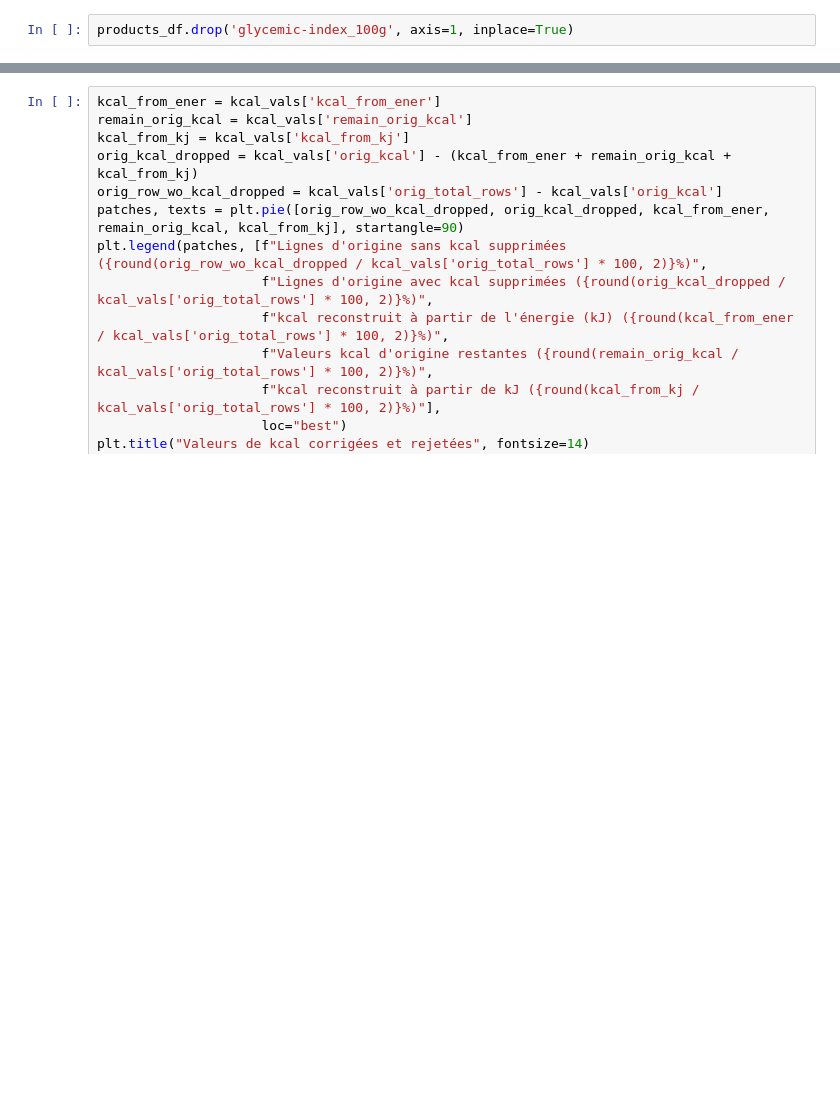
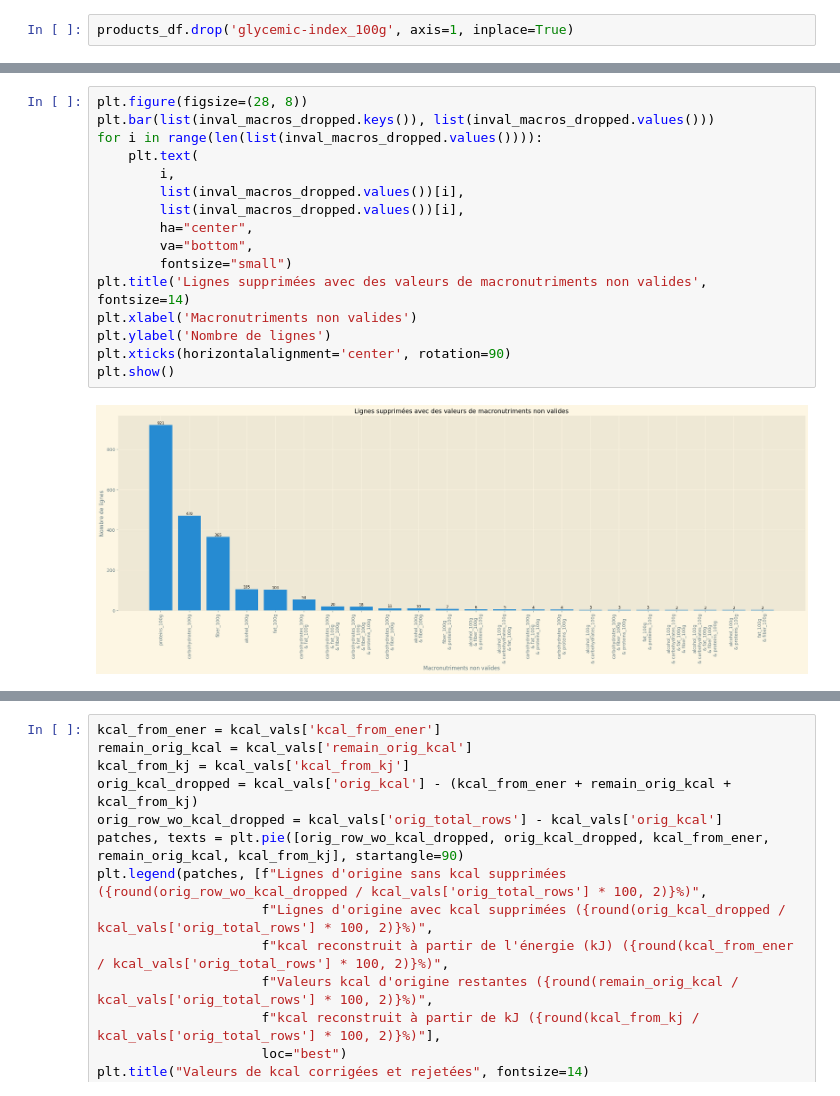
Before and after one commit to gabrielhermel/OC_DS_P3, a Jupyter notebook: Hermel_Gabriel_1_notebook_nettoyage_092022.ipynb, the cells around one changed output, grey strips where cells are left out. Drawn from its saved outputs; the diff is of its cells as text; blank space fills up the shorter version.

```diff
--- a/Hermel_Gabriel_1_notebook_nettoyage_092022.ipynb
+++ b/Hermel_Gabriel_1_notebook_nettoyage_092022.ipynb
@@ -275,0 +255,18 @@ plt.show()
+# %%
+plt.figure(figsize=(28, 8))
+plt.bar(list(inval_macros_dropped.keys()), list(inval_macros_dropped.values()))
+for i in range(len(list(inval_macros_dropped.values()))):
+    plt.text(
+        i,
+        list(inval_macros_dropped.values())[i],
+        list(inval_macros_dropped.values())[i],
+        ha="center",
+        va="bottom",
+        fontsize="small")
+plt.title('Lignes supprimées avec des valeurs de macronutriments non valides', fontsize=14)
+plt.xlabel('Macronutriments non valides')
+plt.ylabel('Nombre de lignes')
+plt.xticks(horizontalalignment='center', rotation=90)
+plt.show()
+# %% [output]
+[figure, added]
```
Also changed, not shown: parts of 14 cells of this notebook, 1 other file.
